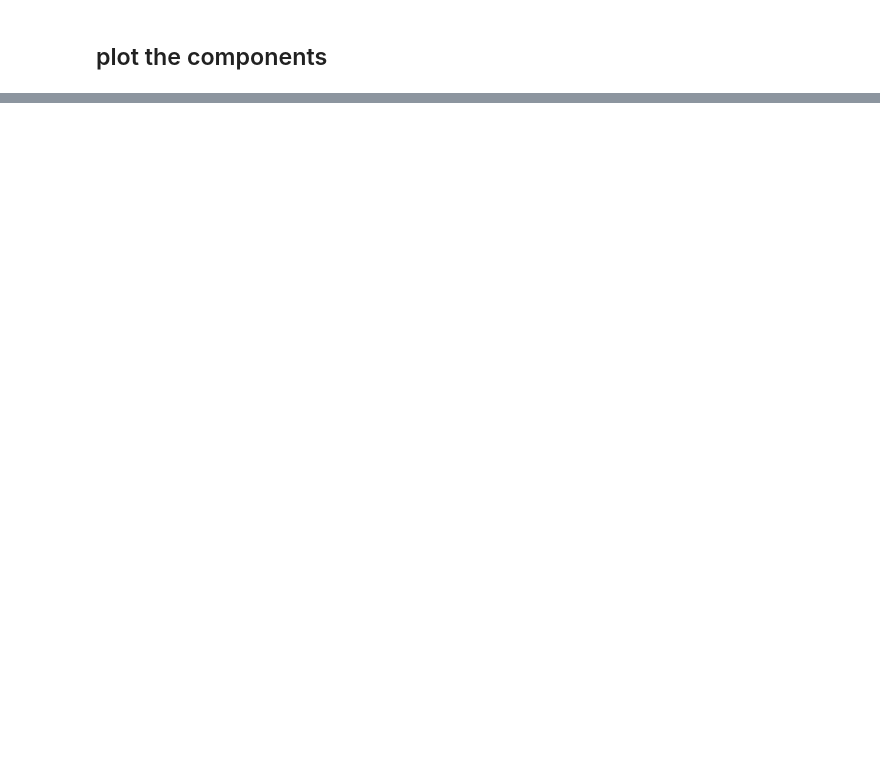
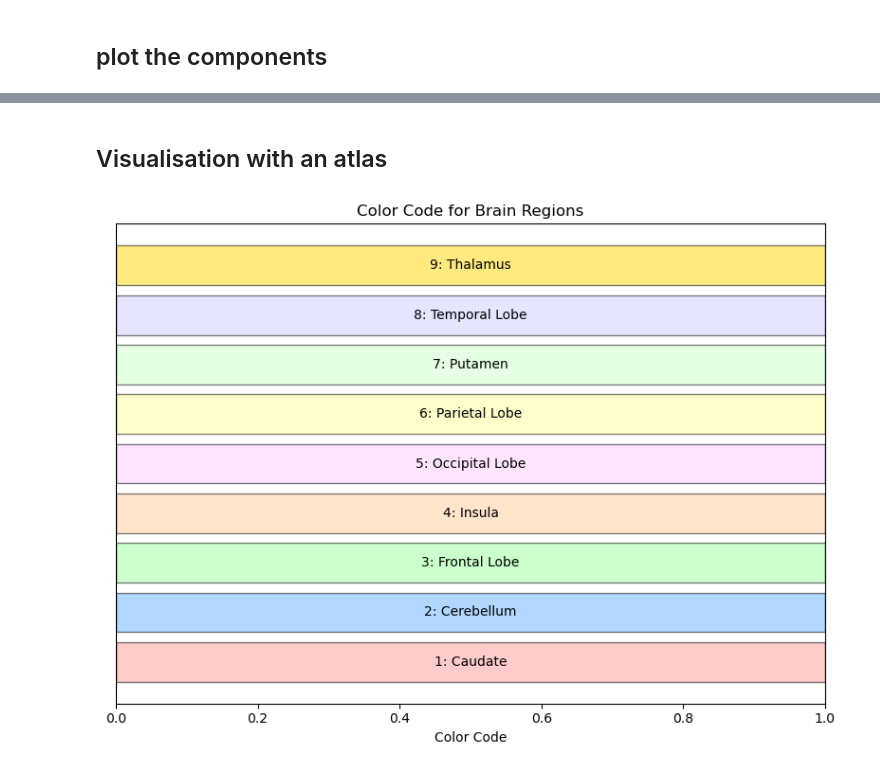
Before and after one commit to ThibthibML/NSSP, a Jupyter notebook: part2_ICA.ipynb, the cells around one changed output, grey strips where cells are left out. Cells and saved outputs as stored; diff of their text form; code cells hidden in the pictures; blank space fills up the shorter version.

```diff
--- a/part2_ICA.ipynb
+++ b/part2_ICA.ipynb
@@ -261,14 +283,10 @@ Result
 # %%
-func_to_mni_mat = op.join(preproc_root, 'sub-{}'.format(subjectID), 'func', 'sub-{}_all_transforms.mat'.format(subjectID))
-reference = op.expandvars(op.join('$FSLDIR', 'data', 'standard', 'MNI152_T1_1mm_brain.nii.gz'))
-
+ResultMNI =[]
 for i in range(len(Result)) :
     print("component :",i)
-    ica_component = op.join(preproc_root,  'sub-{}'.format(subjectID), 'func', 'sub-{}_icacompoment_{}.nii.gz'.format(subjectID,i))
-    nib.save(Result[i],ica_component)
-
     ica_component_mni = op.join(preproc_root,  'sub-{}'.format(subjectID), 'func', 'sub-{}_icacompoment_{}_mni.nii.gz'.format(subjectID,i))
-    applyxfm(src=ica_component,ref=reference,mat =func_to_mni_mat,out=ica_component_mni)
+    ResultMNI.append(ica_component_mni)
+    applyxfm(src=Result[i],ref=reference,mat =anat_to_mni_mat,out=ica_component_mni)
 # %% [output]
 component : 0
 component : 1
@@ -277,11 +299,9 @@ component : 3
 # %%
-# Plot the group-level independent components for the different number of requested components.
 for n in nb_components:
     print('Number of components: ',n)
-    for idx, s in enumerate(S_.T[:min(10, S_.T.shape[0]),:]): # plot min(4, #comp_estimated) components
-        ica_component_mni = op.join(preproc_root,  'sub-{}'.format(subjectID), 'func', 'sub-{}_icacompoment_{}_mni.nii.gz'.format(subjectID,idx))
-        plot_stat_map(ica_component_mni, display_mode="ortho", title='Case of {} estimated components: comp #{}'.format(n,idx+1),
-                      colorbar=True, black_bg=True, threshold=2*np.std(s))
-        #output_file=save_results + "ICA_components_{}_n_{}.png".format(idx,n)) # uncomment to save plot
+    for i in range(len(ResultMNI)) :
+        output_plot = op.join("results","ICA_componentsMNI_{}_n_{}".format(i,n))
+        plot_stat_map(nib.load(ResultMNI[i]), display_mode="z", title='Case of {} estimated components: comp #{}'.format(n,i+1),
+                      colorbar=True, black_bg=True, threshold=trs[i],bg_img=reference,output_file=output_plot)
         plt.show()
 # %% [output]
@@ -292,0 +309,2 @@ Number of components:  4
+# %% [markdown]
+## Visualisation with an atlas
@@ -292,0 +313,55 @@ Number of components:  4
+# %%
+regions = {
+    1: ('Caudate', '#FF9999'),      # Light red
+    2: ('Cerebellum', '#66B3FF'),   # Light blue
+    3: ('Frontal Lobe', '#99FF99'),  # Light green
+    4: ('Insula', '#FFCC99'),       # Light orange
+    5: ('Occipital Lobe', '#FFCCFF'), # Light pink
+    6: ('Parietal Lobe', '#FFFF99'), # Light yellow
+    7: ('Putamen', '#CCFFCC'),      # Pale green
+    8: ('Temporal Lobe', '#CCCCFF'), # Pale blue
+    9: ('Thalamus', '#FFD700')      # Gold
+}
+
+def generate_colors(num_colors):
+    return plt.cm.viridis(range(num_colors))  # Using the viridis colormap
+
+def create_region_color_mapping(names):
+    num_colors = len(names)
+    colors = generate_colors(num_colors)
+
+    # Convert RGBA to HEX format
+    hex_colors = ['#' + ''.join(f'{int(c*255):02x}' for c in color[:3]) for color in colors]
+
+    mapping = {}
+    for i, (name, color) in enumerate(zip(names, hex_colors)):
+        mapping[i + 1] = (name, color)  # Using i + 1 for numbering
+    return mapping
+
+# Extract only the colors from the regions dictionary
+colors = [color for name, color in regions.values()]
+
+# Create a custom colormap
+custom_cmap = ListedColormap(colors)
+
+
+# Create a figure for the color-region correspondence plot
+plt.figure(figsize=(8, 6))
+plt.title('Color Code for Brain Regions')
+
+# Create a horizontal bar for each region
+for idx, (number, (name, color)) in enumerate(regions.items()):
+    plt.barh(idx, 1, color=color, edgecolor='black',alpha = 0.5)
+    plt.text(0.5, idx, f'{number}: {name}', ha='center', va='center', fontsize=10, color='black')
+
+# Set the x-axis limits and remove y-ticks
+plt.xlim(0, 1)
+plt.yticks([])
+plt.xlabel('Color Code')
+plt.grid(False)
+plt.tight_layout()
+
+# Show the plot
+plt.savefig(op.join("results","color code ATLAS"))
+# %% [output]
+[figure, added]
```
Also changed, not shown: parts of 28 cells of this notebook, 1 other file.
